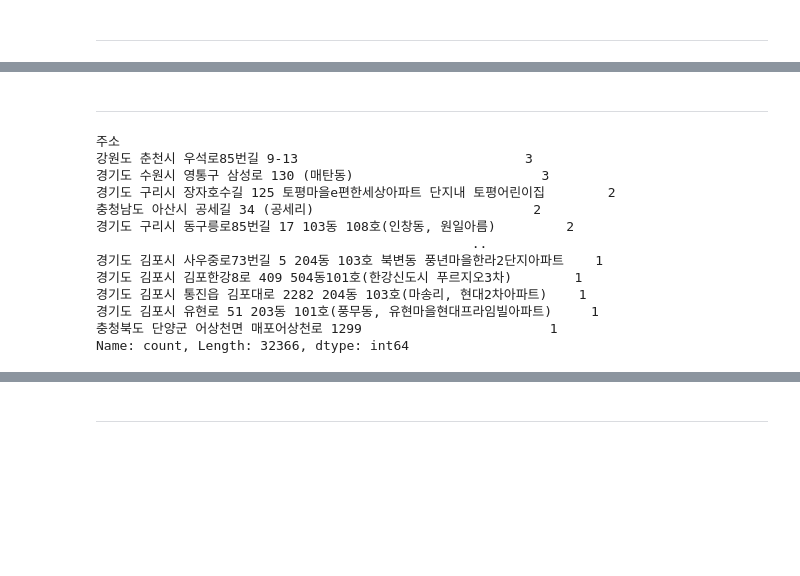
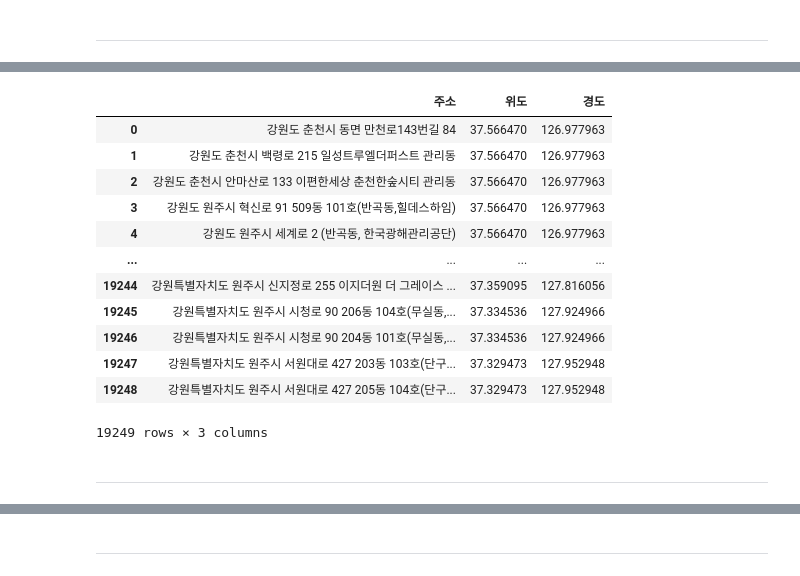
Before and after one commit to NeatyNut/-------, a Jupyter notebook: EDA.ipynb, the cells around one changed output, grey strips where cells are left out. Cells and saved outputs as stored; diff of their text form; code cells hidden in the pictures; blank space fills up the shorter version.

```diff
--- a/EDA.ipynb
+++ b/EDA.ipynb
@@ -1135,18 +971,37 @@ CHO_2022[~(CHO_2022['경도'] >= 0)]
+# %%
+df = KID_2020.copy()
+# %%
+kid_list = [KID_2020, KID_2021, KID_2022, KID_2023, KID_2024]
+cho_list = [CHO_2021, CHO_2022, CHO_2023]
+# %%
+dup_df = pd.DataFrame(columns=['주소', '위도', '경도'])
+
+for j in kid_list:
+    df = j.copy()
+    for i in df[['위도', '경도']].value_counts()[df[['위도', '경도']].value_counts() > 1].index:
+        if len(dup_df) == 0:
+            dup_df = df[(df['위도'] == i[0]) & (df['경도'] == i[1])][['주소', '위도', '경도']].copy()
+        else :
+            add_df = df[(df['위도'] == i[0]) & (df['경도'] == i[1])][['주소', '위도', '경도']].copy()
+            dup_df = pd.concat([dup_df, add_df], axis=0)
+
+dup_df = dup_df.drop_duplicates()
+dup_df.reset_index(inplace=True)
+dup_df = dup_df.drop(columns=['index'])
+dup_df
+# %% [output]
+|  | 주소 | 위도 | 경도 |
+| 0 | 강원도 춘천시 동면 만천로143번길 84 | 37.566470 | 126.977963 |
+| 1 | 강원도 춘천시 백령로 215 일성트루엘더퍼스트 관리동 | 37.566470 | 126.977963 |
+| 2 | 강원도 춘천시 안마산로 133 이편한세상 춘천한숲시티 관리동 | 37.566470 | 126.977963 |
+| 3 | 강원도 원주시 혁신로 91 509동 101호(반곡동,힐데스하임) | 37.566470 | 126.977963 |
+| 4 | 강원도 원주시 세계로 2 (반곡동, 한국광해관리공단) | 37.566470 | 126.977963 |
+| ... | ... | ... | ... |
+| 19244 | 강원특별자치도 원주시 신지정로 255 이지더원 더 그레이스 ... | 37.359095 | 127.816056 |
+| 19245 | 강원특별자치도 원주시 시청로 90 206동 104호(무실동,... | 37.334536 | 127.924966 |
+| 19246 | 강원특별자치도 원주시 시청로 90 204동 101호(무실동,... | 37.334536 | 127.924966 |
+| 19247 | 강원특별자치도 원주시 서원대로 427 203동 103호(단구... | 37.329473 | 127.952948 |
+| 19248 | 강원특별자치도 원주시 서원대로 427 205동 104호(단구... | 37.329473 | 127.952948 |
+19249 rows × 3 columns
 # %% [markdown]
 ---
-# %%
-KID_2020[~(KID_2020['운영현황'] == "폐지")]['주소'].value_counts()
-# %% [output]
-주소
-강원도 춘천시 우석로85번길 9-13                             3
-경기도 수원시 영통구 삼성로 130 (매탄동)                        3
-경기도 구리시 장자호수길 125 토평마을e편한세상아파트 단지내 토평어린이집        2
-충청남도 아산시 공세길 34 (공세리)                            2
-경기도 구리시 동구릉로85번길 17 103동 108호(인창동, 원일아름)         2
-                                                ..
-경기도 김포시 사우중로73번길 5 204동 103호 북변동 풍년마을한라2단지아파트    1
-경기도 김포시 김포한강8로 409 504동101호(한강신도시 푸르지오3차)        1
-경기도 김포시 통진읍 김포대로 2282 204동 103호(마송리, 현대2차아파트)    1
-경기도 김포시 유현로 51 203동 101호(풍무동, 유현마을현대프라임빌아파트)     1
-충청북도 단양군 어상천면 매포어상천로 1299                        1
-Name: count, Length: 32366, dtype: int64
```
Also changed, not shown: parts of 37 cells of this notebook, 1 other file.
